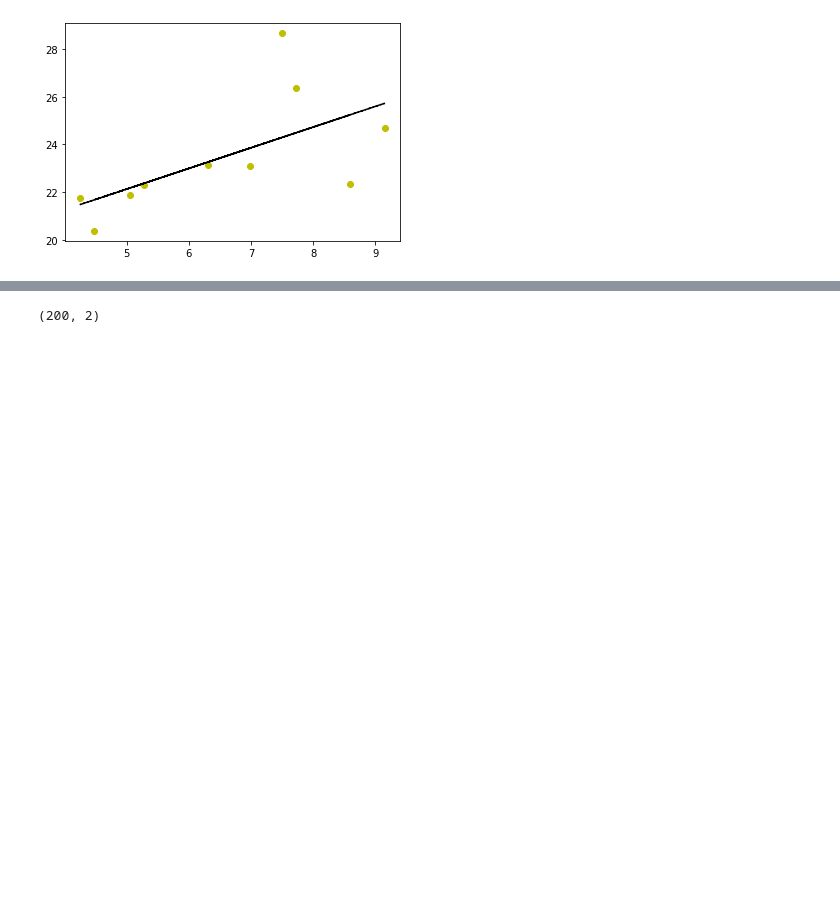
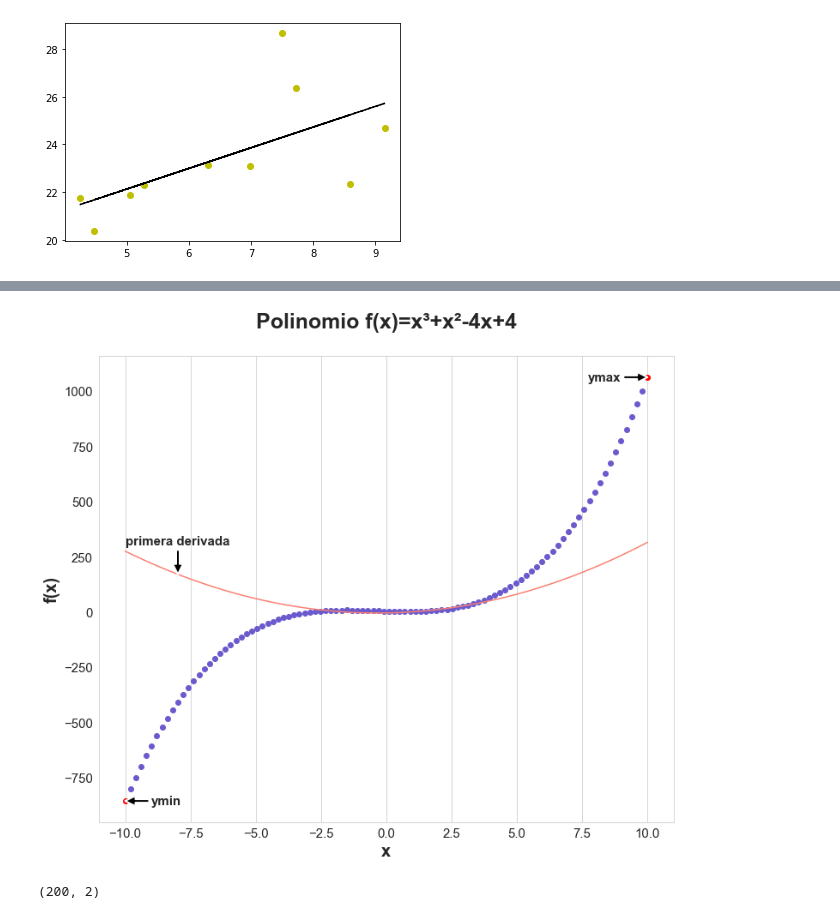
Before and after one commit to alvaro-2/tpc-course, a Jupyter notebook: python/hands_on_clase_01.ipynb, the cells around one changed output, grey strips where cells are left out. Drawn from its saved outputs; the diff is of its cells as text; code cells hidden in the pictures; blank space fills up the shorter version.

```diff
--- a/python/hands_on_clase_01.ipynb
+++ b/python/hands_on_clase_01.ipynb
@@ -318,3 +263,60 @@ plt.show()
+# %%
+fig, ax = plt.subplots(figsize=(12,10))
+# Plot puntos extremos
+for i, val in enumerate(y):
+    if val == ymin or val == ymax:
+        ax.scatter(x[i], val, c='red')
+    else:
+        ax.scatter(x[i], val, c='slateblue')
+
+# Plot derivada
+plt.plot(x, der, 'salmon')
+
+# Anotaciones
+# minimo
+ax.annotate(
+    "ymin",
+    xy= (x[0], ymin),
+    xytext = (x[0]+1, ymin),
+    size=15,
+    weight='bold',
+    arrowprops = dict(facecolor='black', shrinkA=0, linewidth= 2),
+    verticalalignment='center',
+    horizontalalignment='left'
+)
+# maximo
+ax.annotate(
+    "ymax",
+    xy= (x[99], ymax),
+    xytext = (x[99]-1, ymax),
+    size=15,
+    weight='bold',
+    arrowprops = dict(facecolor='black', shrinkA=0, linewidth= 2),
+    verticalalignment='center',
+    horizontalalignment='right'
+)
+
+ax.annotate(
+    "primera derivada",
+    xy= (x[10], der[10]),
+    xytext = (x[10], der[10]+120),
+    size=15,
+    weight='bold',
+    arrowprops = dict(facecolor='black', shrinkA=0, linewidth= 2),
+    verticalalignment='bottom',
+    horizontalalignment='center'
+)
+
+ax.tick_params(labelsize=15)
+plt.grid(axis="y")
+plt.title("Polinomio f(x)=x³+x²-4x+4\n", fontsize=25, weight='bold')
+plt.ylabel ("f(x)", fontsize=20, weight='bold')
+plt.xlabel ("x", fontsize=20, weight='bold')
+plt.xlim([-11, 11])
+plt.show()
+#fig.savefig("pol_fun.png", dpi=300, bbox_inches='tight')
+# %% [output]
+[figure, added]
 # %%
 # Guardar los resultados de evaluar la función en el rango del punto a cada 0.1 unidades en un archivo de texto.
 x = np.arange(-10, 10, 0.1)
```
Also changed, not shown: parts of 1 cell of this notebook.
